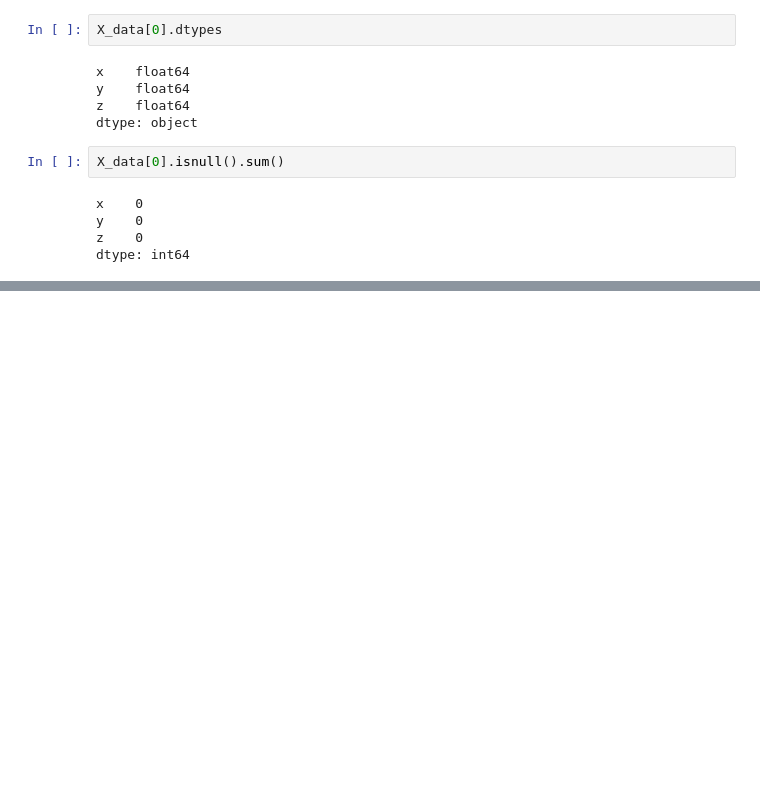
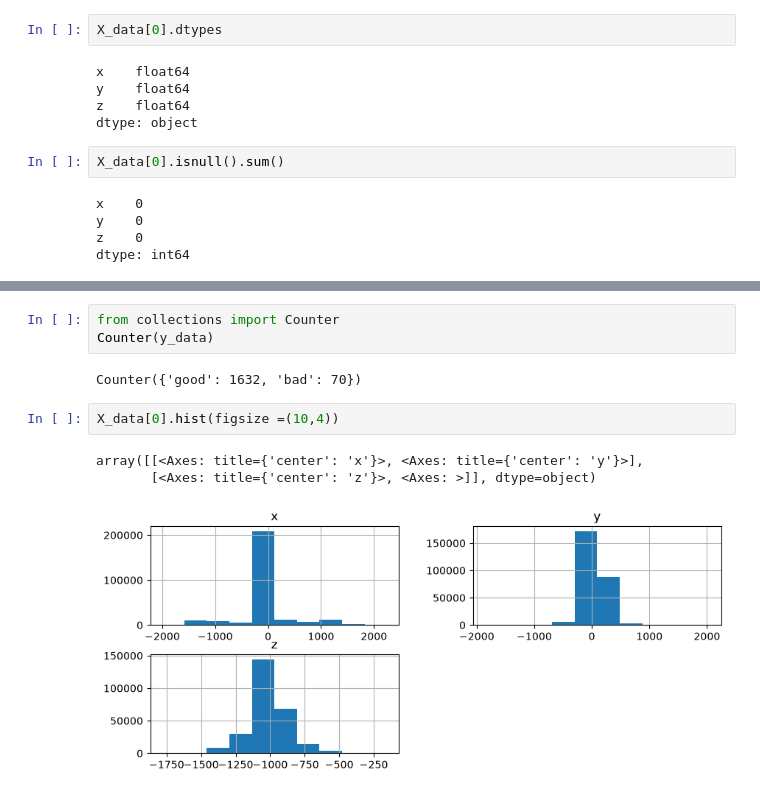
Before and after one commit to taruncodeplace6666/LTM_Multi-Agent-Predictive-Maintenance-Root-Cause-Analysis_T9943, a Jupyter notebook: notebooks/data_explorer.ipynb, the cells around one changed output, grey strips where cells are left out. Saved outputs shown, nothing was run; the diff lists cells and outputs as text; blank space fills up the shorter version.

```diff
--- a/notebooks/data_explorer.ipynb
+++ b/notebooks/data_explorer.ipynb
@@ -80,0 +98,11 @@ dtype: int64
+# %%
+from collections import Counter
+Counter(y_data)
+# %% [output]
+Counter({'good': 1632, 'bad': 70})
+# %%
+X_data[0].hist(figsize =(10,4))
+# %% [output]
+array([[<Axes: title={'center': 'x'}>, <Axes: title={'center': 'y'}>],
+       [<Axes: title={'center': 'z'}>, <Axes: >]], dtype=object)
+[figure, added]
```
Also changed, not shown: parts of 20 cells of this notebook.
